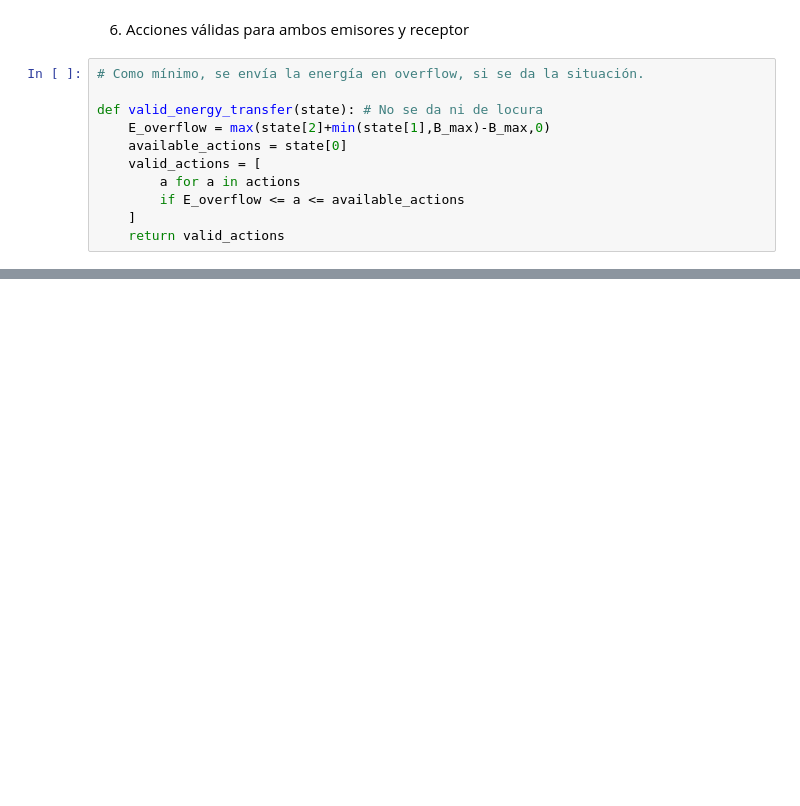
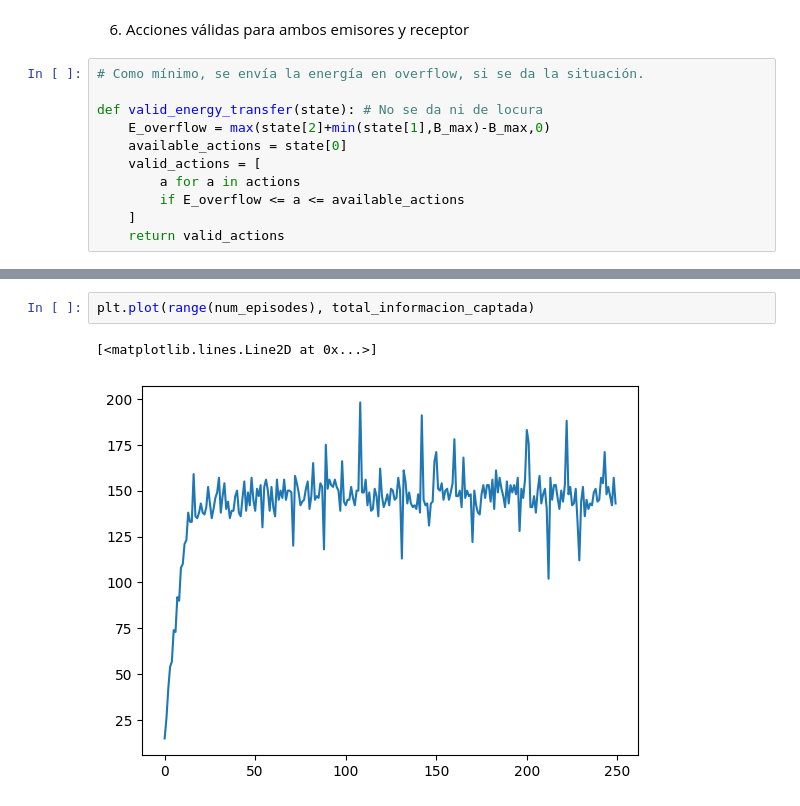
Before and after one commit to Aralk42/Reinforcement-Learning, a Jupyter notebook: 4vs1.ipynb, the cells around one changed output, grey strips where cells are left out. Drawn from its saved outputs; the diff is of its cells as text; blank space fills up the shorter version.

```diff
--- a/4vs1.ipynb
+++ b/4vs1.ipynb
@@ -284,0 +331,5 @@ plt.plot(range(num_episodes), reward_receiver_all_episodes)
+# %%
+plt.plot(range(num_episodes), total_informacion_captada)
+# %% [output]
+[<matplotlib.lines.Line2D at 0x...>]
+[figure, added]
```
Also changed, not shown: parts of 10 cells of this notebook.
